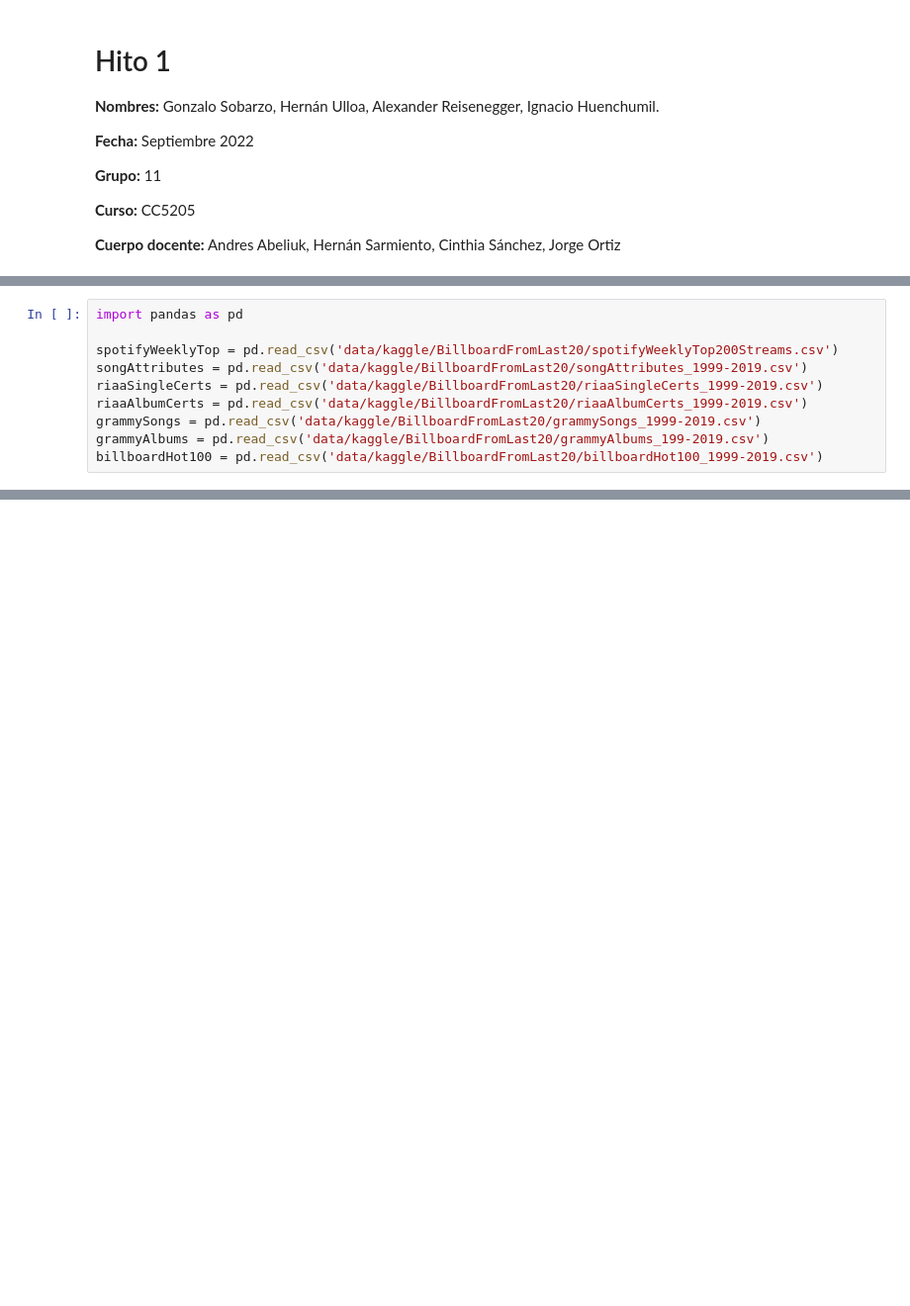
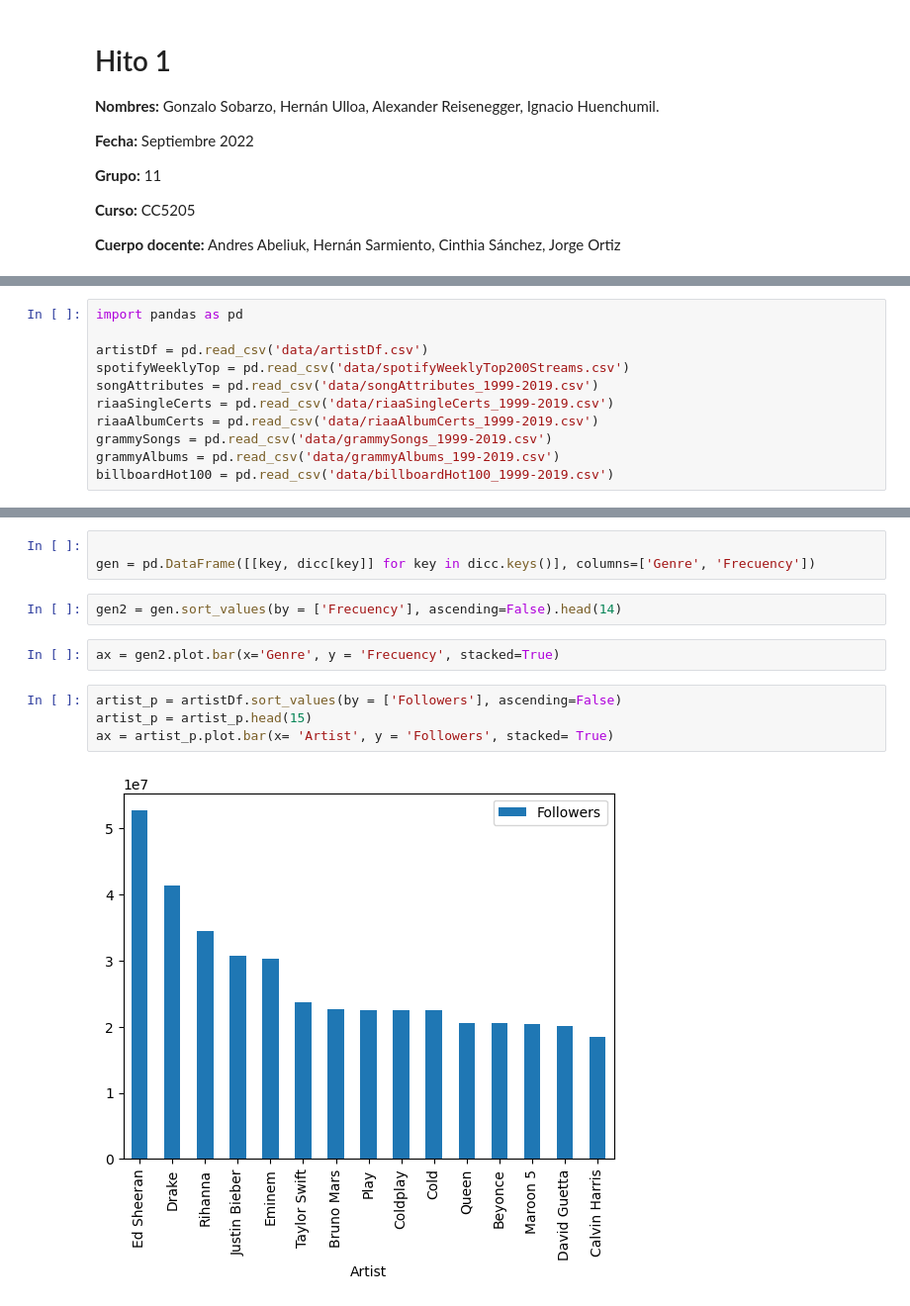
Before and after one commit to Litr0/Proyecto-Mineria, a Jupyter notebook: Hito1.ipynb, the cells around one changed output, grey strips where cells are left out. Shown at 99% size. Saved outputs shown, nothing was run; the diff lists cells and outputs as text; blank space fills up the shorter version.

```diff
--- a/Hito1.ipynb
+++ b/Hito1.ipynb
@@ -24,10 +22,11 @@ Hay múltiples dudas que se puede plantear al respecto, por ejemplo la canción
 # %%
 import pandas as pd
 
-spotifyWeeklyTop = pd.read_csv('data/kaggle/BillboardFromLast20/spotifyWeeklyTop200Streams.csv')
-songAttributes = pd.read_csv('data/kaggle/BillboardFromLast20/songAttributes_1999-2019.csv')
-riaaSingleCerts = pd.read_csv('data/kaggle/BillboardFromLast20/riaaSingleCerts_1999-2019.csv')
-riaaAlbumCerts = pd.read_csv('data/kaggle/BillboardFromLast20/riaaAlbumCerts_1999-2019.csv')
-grammySongs = pd.read_csv('data/kaggle/BillboardFromLast20/grammySongs_1999-2019.csv')
-grammyAlbums = pd.read_csv('data/kaggle/BillboardFromLast20/grammyAlbums_199-2019.csv')
-billboardHot100 = pd.read_csv('data/kaggle/BillboardFromLast20/billboardHot100_1999-2019.csv')
+artistDf = pd.read_csv('data/artistDf.csv')
+spotifyWeeklyTop = pd.read_csv('data/spotifyWeeklyTop200Streams.csv')
+songAttributes = pd.read_csv('data/songAttributes_1999-2019.csv')
+riaaSingleCerts = pd.read_csv('data/riaaSingleCerts_1999-2019.csv')
+riaaAlbumCerts = pd.read_csv('data/riaaAlbumCerts_1999-2019.csv')
+grammySongs = pd.read_csv('data/grammySongs_1999-2019.csv')
+grammyAlbums = pd.read_csv('data/grammyAlbums_199-2019.csv')
+billboardHot100 = pd.read_csv('data/billboardHot100_1999-2019.csv')
@@ -33,0 +64,13 @@ billboardHot100 = pd.read_csv('data/kaggle/BillboardFromLast20/billboardHot100_1
+# %%
+
+gen = pd.DataFrame([[key, dicc[key]] for key in dicc.keys()], columns=['Genre', 'Frecuency'])
+# %%
+gen2 = gen.sort_values(by = ['Frecuency'], ascending=False).head(14)
+# %%
+ax = gen2.plot.bar(x='Genre', y = 'Frecuency', stacked=True)
+# %%
+artist_p = artistDf.sort_values(by = ['Followers'], ascending=False)
+artist_p = artist_p.head(15)
+ax = artist_p.plot.bar(x= 'Artist', y = 'Followers', stacked= True)
+# %% [output]
+[figure, added]
```
Also changed, not shown: parts of 9 cells of this notebook, 1 other file.
